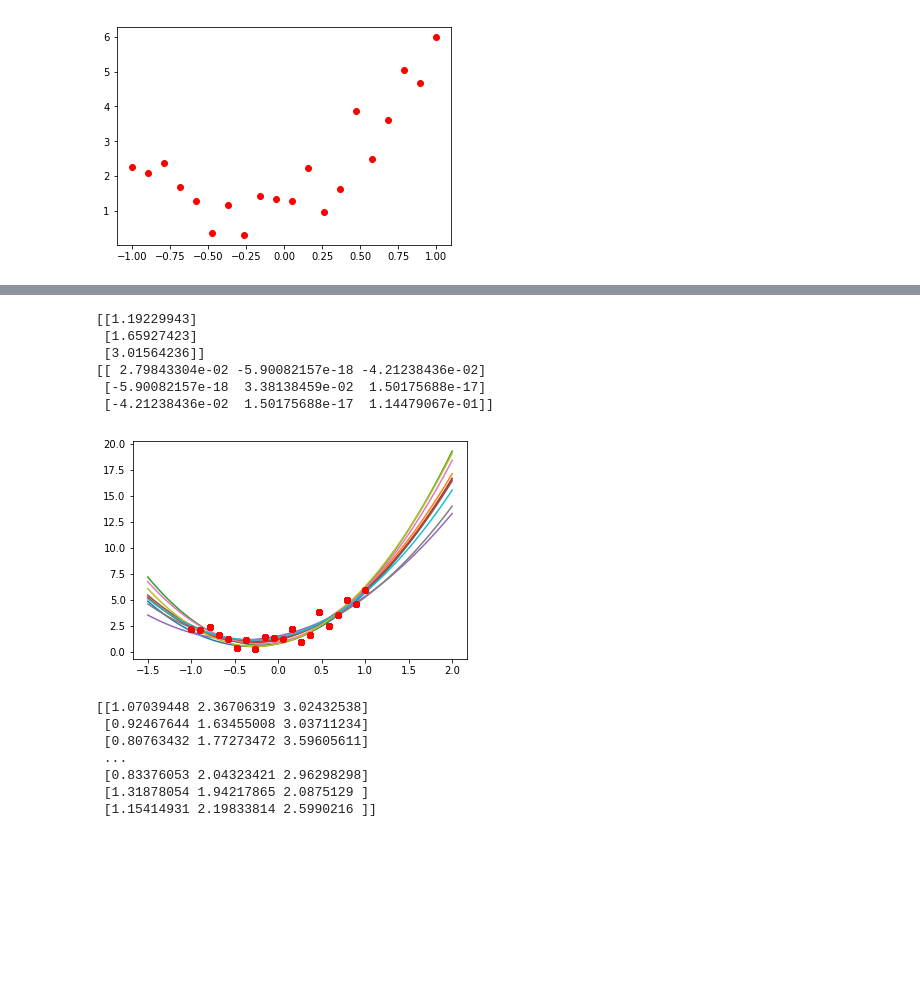
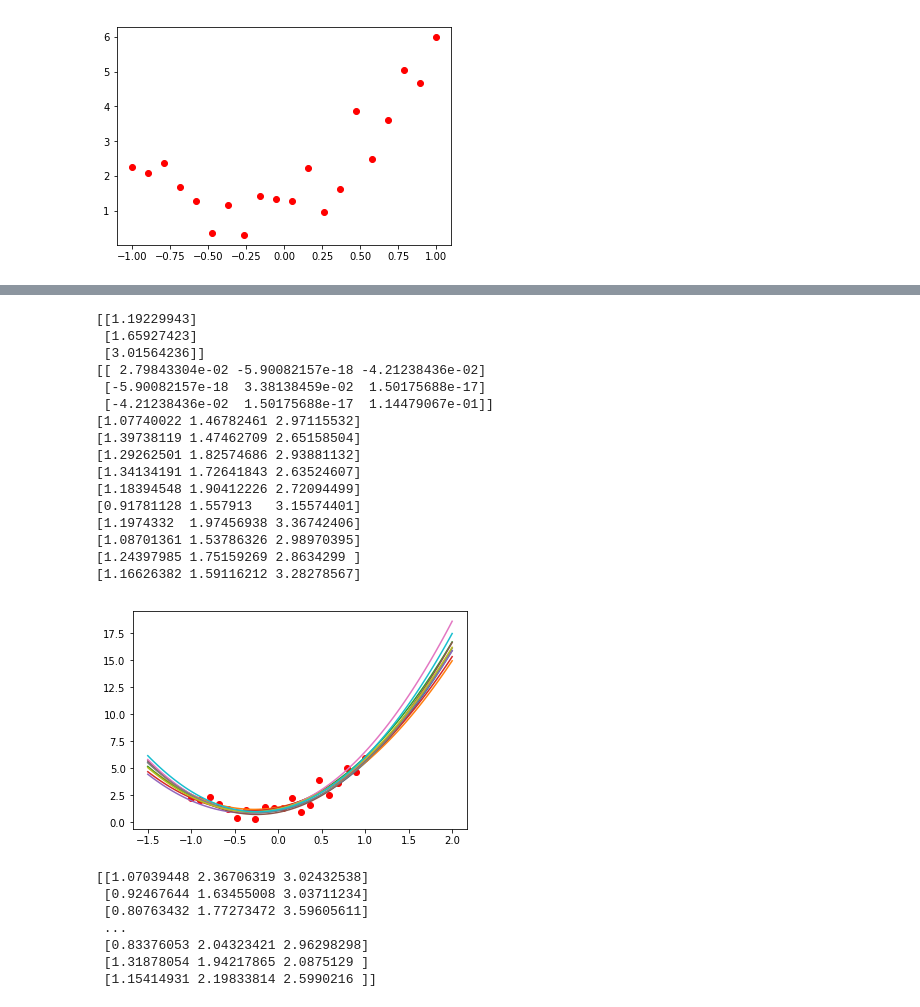
Before and after one commit to domantasjurkus/mlh, a Jupyter notebook: labs/bayesian_regression.ipynb, the cells around one changed output, grey strips where cells are left out. Drawn from its saved outputs; the diff is of its cells as text; code cells hidden in the pictures; blank space fills up the shorter version.

```diff
--- a/labs/bayesian_regression.ipynb
+++ b/labs/bayesian_regression.ipynb
@@ -32,11 +32,11 @@ plt.plot(x,t,'ro')
 [figure]
 # %%
 # Define the prior over w
-l = len(true_w)
-prior_mean = np.zeros((l,1))
-prior_cov = 10.0*np.eye(l)
-#print(prior_mean)
-#print(prior_cov)
+weight_count = len(true_w)
+prior_mean = np.zeros((weight_count,1))
+prior_cov = 10.0*np.eye(weight_count)
+print(prior_mean)
+print(prior_cov)
 
 # Generate some samples from the prior and plot
 w_samples = np.random.multivariate_normal(prior_mean.flatten(), prior_cov, 10)
@@ -56,32 +62,49 @@ plt.plot(x,t,'ro')
 # %%
 #
 # Bayesian inference
 #
 
-# Compute the posterior covariance matrix and mean vector
+# Compute the posterior covariance and mean
 posterior_cov = np.linalg.inv((1.0/sig_sq)*np.dot(X.T,X) + np.linalg.inv(prior_cov))
 posterior_mu = ((1.0/sig_sq))*np.dot(posterior_cov,np.dot(X.T,t))
 print(posterior_mu)
 print(posterior_cov)
 
+#posterior_predictions = np.dot(X.T, posterior_mu)
+
 # Generate samples from posterior and plot
 w_samples = np.random.multivariate_normal(posterior_mu.flatten(),posterior_cov,10)
 plt.figure()
-for w_s in w_samples:
-    plt.plot(testx,np.dot(testX,w_s))
-    plt.plot(x,t,'ro')
+plt.plot(x,t,'ro')
+
+
+
+for w in w_samples:
+    print(w)
+    plt.plot(testx,np.dot(testX,w))
+
 
 #
 # Cross-validate to find best w
 #
 # %% [output]
 [[1.19229943]
  [1.65927423]
  [3.01564236]]
 [[ 2.79843304e-02 -5.90082157e-18 -4.21238436e-02]
  [-5.90082157e-18  3.38138459e-02  1.50175688e-17]
  [-4.21238436e-02  1.50175688e-17  1.14479067e-01]]
+[1.07740022 1.46782461 2.97115532]
+[1.39738119 1.47462709 2.65158504]
+[1.29262501 1.82574686 2.93881132]
+[1.34134191 1.72641843 2.63524607]
+[1.18394548 1.90412226 2.72094499]
+[0.91781128 1.557913   3.15574401]
+[1.1974332  1.97456938 3.36742406]
+[1.08701361 1.53786326 2.98970395]
+[1.24397985 1.75159269 2.8634299 ]
+[1.16626382 1.59116212 3.28278567]
-[figure, old version]
+[figure, new version]
 # %%
 #
 # I think this part does not make sense / is not needed for us
```
Also changed, not shown: parts of 1 cell of this notebook, 4 other files.
